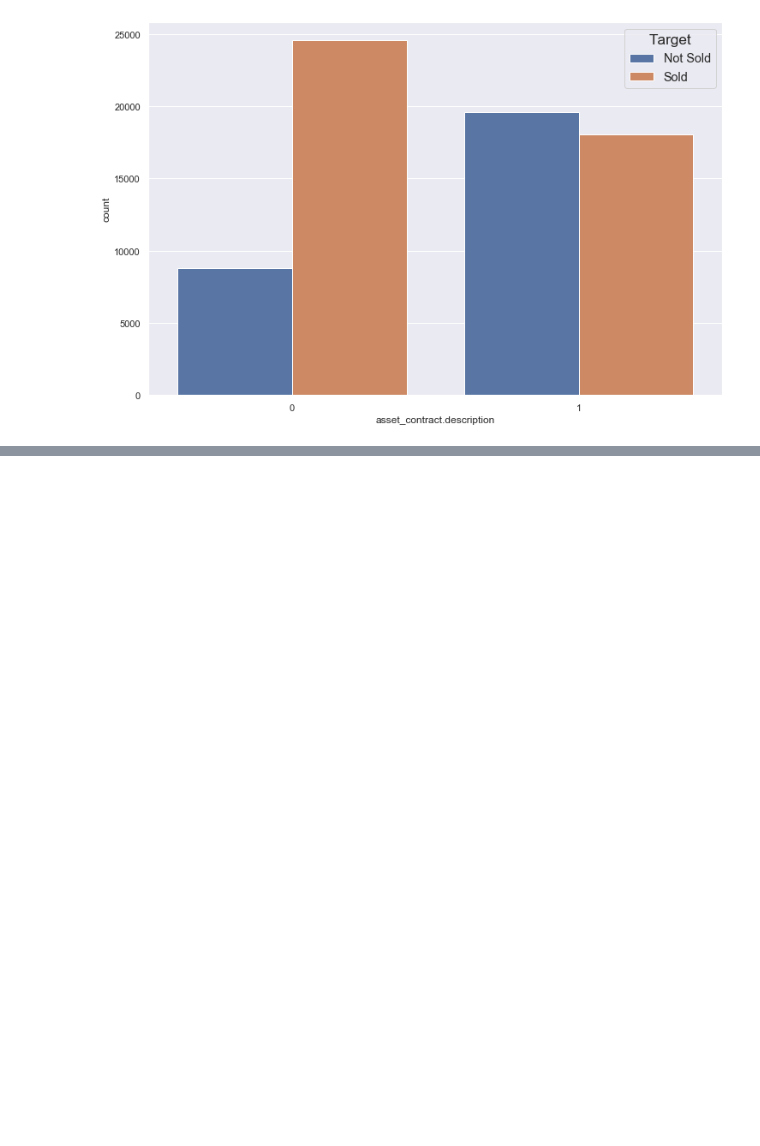
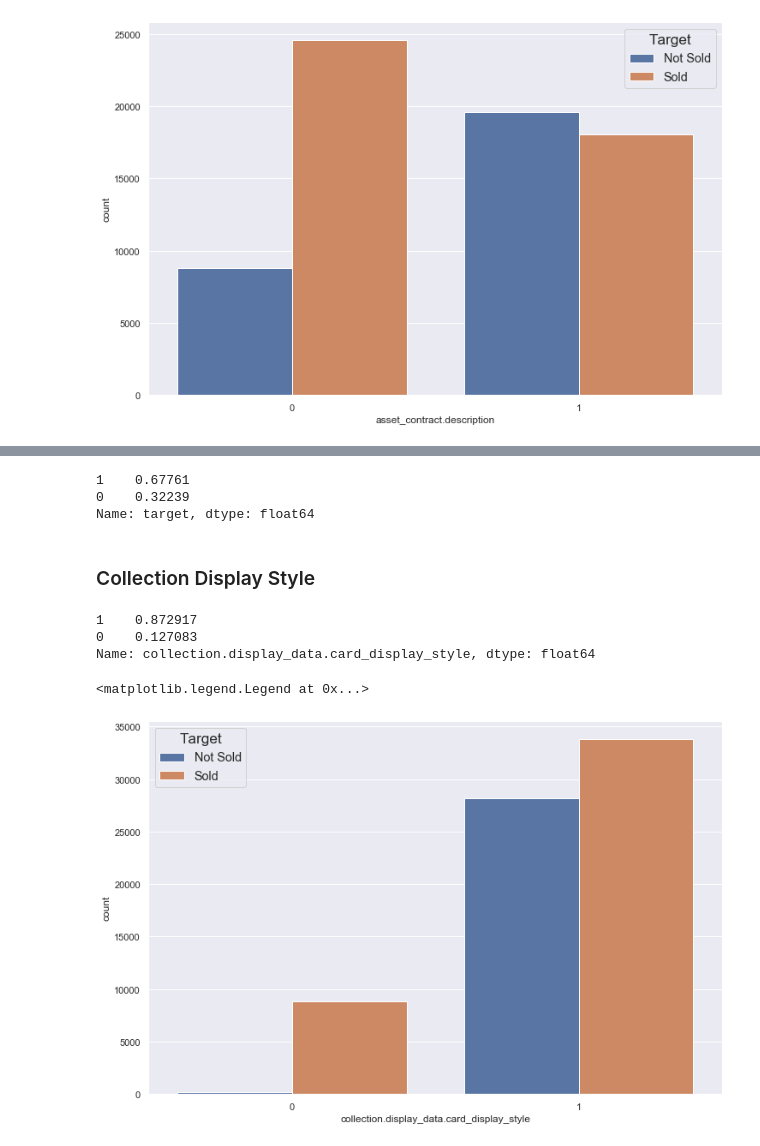
Before and after one commit to shawnjohnsamuel/nft-sale-prediction, a Jupyter notebook: notebooks/5_visualizations.ipynb, the cells around one changed output, grey strips where cells are left out. Drawn from its saved outputs; the diff is of its cells as text; code cells hidden in the pictures; blank space fills up the shorter version.

```diff
--- a/notebooks/5_visualizations.ipynb
+++ b/notebooks/5_visualizations.ipynb
@@ -187,0 +228,33 @@ plt.legend(title='Target',
+# %%
+df_full[df_full['asset_contract.name'] == 'OpenSea Collection'].target.value_counts(normalize=True)
+# %% [output]
+1    0.67761
+0    0.32239
+Name: target, dtype: float64
+# %% [markdown]
+### Collection Display Style
+# %%
+df_binary['collection.display_data.card_display_style'].value_counts(normalize=True)
+# %% [output]
+1    0.872917
+0    0.127083
+Name: collection.display_data.card_display_style, dtype: float64
+# %%
+fig, ax = plt.subplots(figsize=(12,8))
+sns.set(style="darkgrid")
+sns.countplot(data=df_binary,
+              x='collection.display_data.card_display_style',
+              hue='target',
+              ax=ax)
+# fig.suptitle('Effect of Supply', fontsize=25)
+# plt.xticks([0,1],['No Metadata', 'Has Metadata'])
+# ax.set_xlabel('Metadata', fontsize=19)
+# ax.set_ylabel('Count', fontsize=19)
+plt.legend(title='Target',
+           title_fontsize = 'x-large',
+           labels=['Not Sold', 'Sold'],
+           fontsize="large",
+           loc='best')
+# %% [output]
+<matplotlib.legend.Legend at 0x...>
+[figure, added]
```
Also changed, not shown: parts of 10 cells of this notebook.
